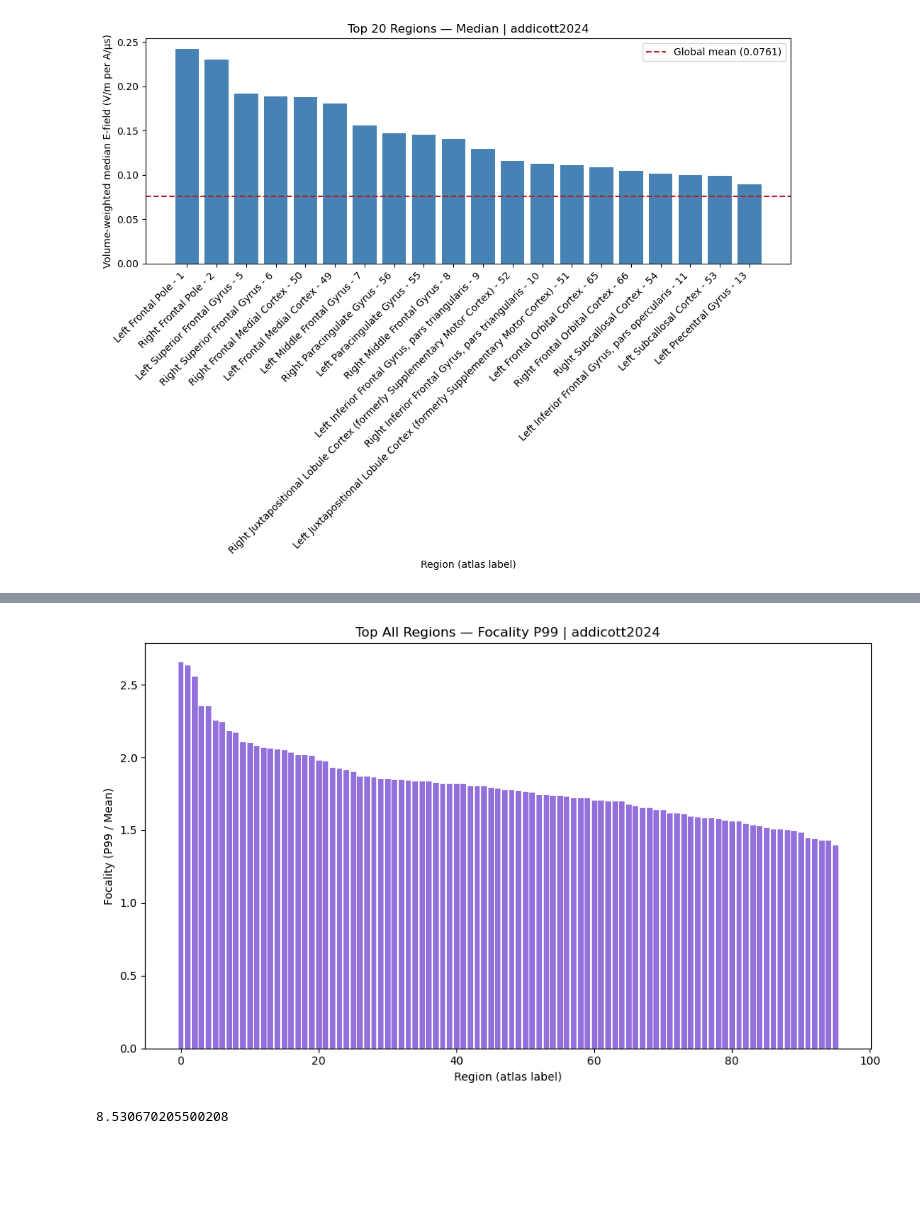
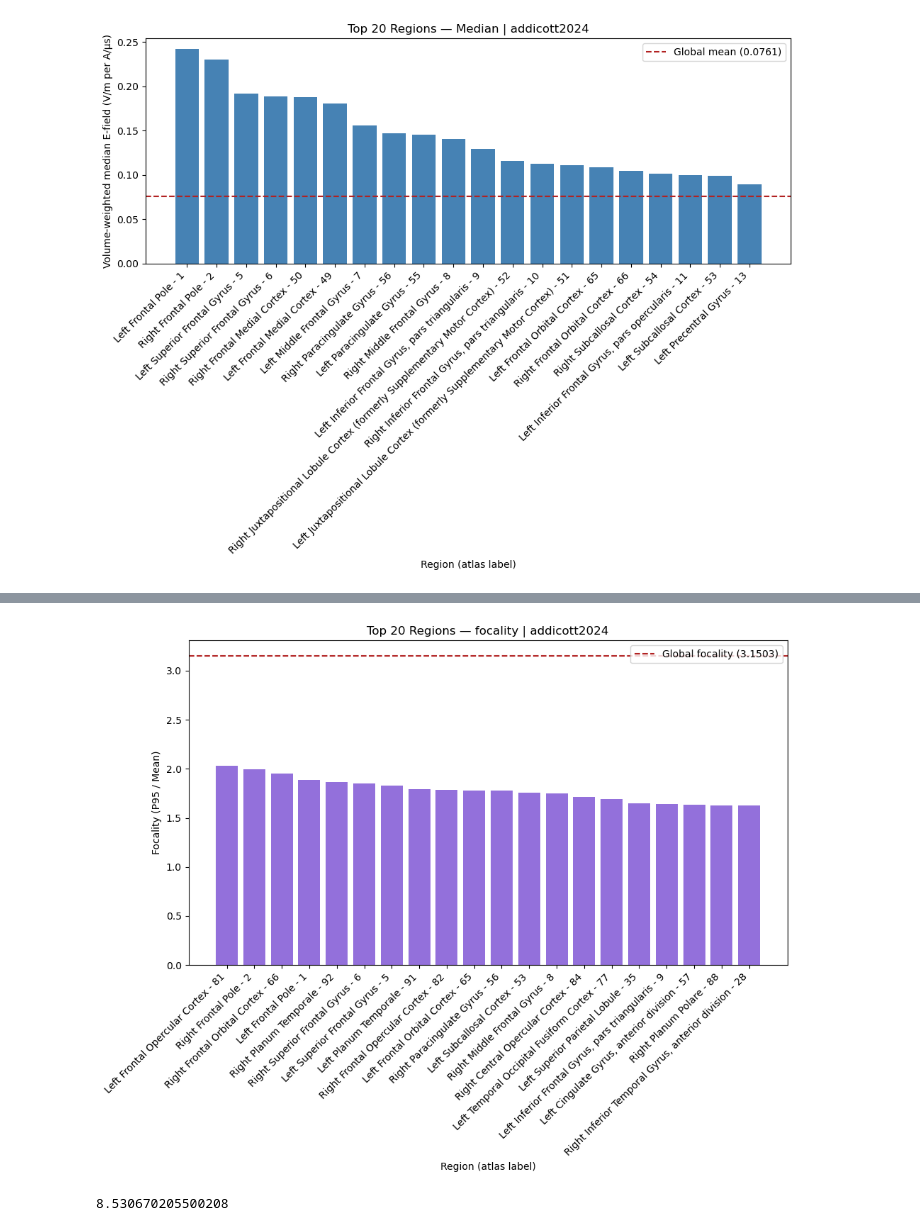
Before and after one commit to BastienBedard/SimNIBS_edits_2026, a Jupyter notebook: analysis/graph_TMS.ipynb, the cells around one changed output, grey strips where cells are left out. Cells and saved outputs as stored; diff of their text form; code cells hidden in the pictures; blank space fills up the shorter version.

```diff
--- a/analysis/graph_TMS.ipynb
+++ b/analysis/graph_TMS.ipynb
@@ -395,7 +447,7 @@ plt.show()
 # %%
 # — Focality (P95/Mean ratio) ──────────────────────────────────────
 n          = "all"
-percentile = 99
+percentile = 95
 top        = p.rank_regions(n=n, metric="focality", percentile=percentile)
 region_ids = [r[0] for r in top]
 values     = [r[1] for r in top]
@@ -412,6 +464,18 @@ ax.set_ylabel(f"Focality (P{percentile} / Mean)")
 ax.set_title(f"Top {n_label} Regions — Focality P{percentile} | {study_id}")
 plt.tight_layout()
 plt.show()
-# %% [output]
-[figure, removed]
+# %%
+# ──— P95 by region ────────────────────────────────────────────
+percentile = 95
+fig, ax = histogram_metric(
+            protocole=p,
+            metric="focality",
+            percentile=percentile,
+            n=20,
+            color="mediumpurple",
+            ylabel=f"Focality (P{percentile} / Mean)",
+            show_global=True,
+        )
+# %% [output]
+[figure, added]
 # %%
```
Also changed, not shown: parts of 23 cells of this notebook, 1 other file.
